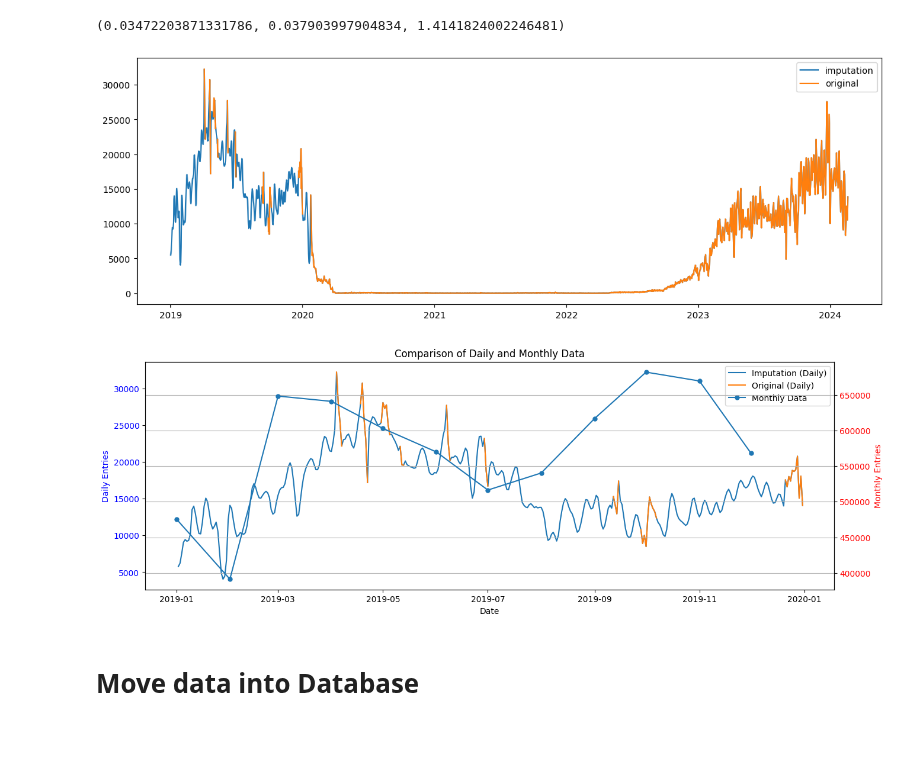
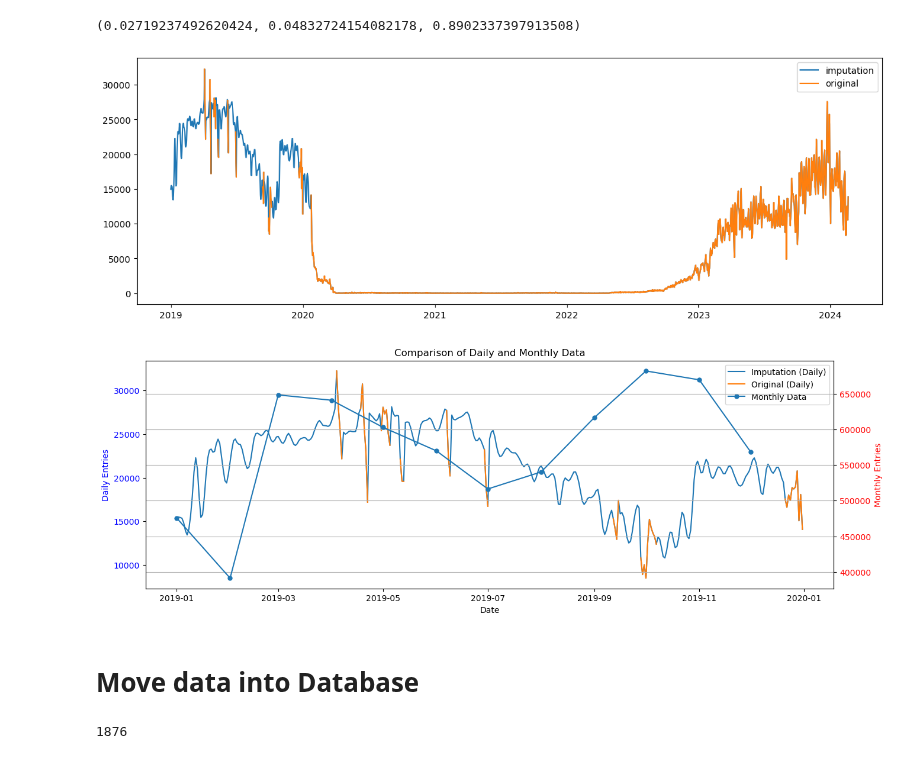
Before and after one commit to jiadol/Travel_Ml, a Jupyter notebook: notebooks/03_Imputation.ipynb, the cells around one changed output. Saved outputs shown, nothing was run; the diff lists cells and outputs as text; code cells hidden in the pictures.

```diff
--- a/notebooks/03_Imputation.ipynb
+++ b/notebooks/03_Imputation.ipynb
@@ -4,13 +4,13 @@ import pandas as pd
 import torch
 
 # 创建数据库引擎
-table_hk_daily = "hk_visitors_daily"
+table_hk_daily = "hk_visitors"
 database_url = "sqlite:///../data/data.sqlite"
 engine = create_engine(database_url)
 
 # define hyper paras
 use_standard_scaler = True
-mode = 'predict'
+mode = 'train'
 model_name = 'transformer'  # transformer,saits
 save_imputed_data = False
 device = torch.device("cuda:0" if torch.cuda.is_available() else "mps" if torch.backends.mps.is_available() else "cpu")
@@ -18,12 +18,11 @@ version = 'v1.0'
 saved_model = {
     "transformer": f"transformer_hk_imputation_{version}.pypots"
 }
-num_features = 1
 # %%
 import numpy as np
 from sklearn.preprocessing import MinMaxScaler
 
-query = f"SELECT date,global_airport_entry FROM {table_hk_daily}"
+query = f"SELECT * FROM {table_hk_daily}"
 df = pd.read_sql_query(query, engine)
 
 # save original df
@@ -169,36 +168,36 @@ imp_mape = smape(imputation[indicating_mask], np.nan_to_num(X_ori)[indicating_ma
 
 imp_mae, imp_rmse, imp_mape
 # %% [output]
-(0.03472203871331786, 0.037903997904834, 1.4141824002246481)
+(0.02719237492620424, 0.04832724154082178, 0.8902337397913508)
 # %%
 from matplotlib import pyplot as plt
 
 # float to int
-imputation_val = pd.DataFrame()
+imputation_val = pd.DataFrame(imputation.squeeze(), columns=df_reindex_scaled.columns, index=df_reindex_scaled.index)
 if use_standard_scaler:
-    for i, column in enumerate(df_reindex_scaled.columns):
-        if column not in ['date']:
-            imputation_val[column] = scalers[column].inverse_transform(
-                imputation.reshape(num_samples, num_features).reshape(-1, 1)).reshape(-1)
+    for i, column in enumerate(imputation_val.columns):
+        imputation_val[column] = scalers[column].inverse_transform(
+            [imputation_val[column].tolist()]
+        ).reshape(-1)
     imputation_val = imputation_val.astype('int')
 else:
     imputation_val = pd.DataFrame(imputation.reshape(num_samples, num_features).astype('int'), columns=df.columns[1:])
 
 imputation_val = pd.DataFrame({
     col: np.where(indicating_mask_and, imputation_val[col], df_reindex[col]) for col
     in
     df_reindex.columns
 })
 imputation_val.index = df_reindex.index
 
 # revert data and draw
 plt.figure(figsize=(15, 5))
 plt.plot(imputation_val.index, imputation_val['global_airport_entry'], label='imputation')
 plt.plot(df_reindex.index, df_reindex['global_airport_entry'], label='original')
 plt.legend()
 plt.show()
 # %% [output]
-[figure, old version]
+[figure, new version]
 # %%
 import matplotlib.pyplot as plt
 
@@ -238,9 +237,11 @@ plt.title('Comparison of Daily and Monthly Data')
 plt.grid(True)
 plt.show()
 # %% [output]
-[figure, old version]
+[figure, new version]
 # %% [markdown]
 # Move data into Database
 # %%
 # if save_imputed_data is True:
-# imputation_val.to_sql('hk_customs_daily_imputed', con=engine, if_exists='replace', index=True)
+imputation_val.reset_index(drop=False,names='date').to_sql('hk_visitors_imputed', con=engine, if_exists='replace', index=False)
+# %% [output]
+1876
```
Also changed, not shown: parts of 2 cells of this notebook, 2 other files.
